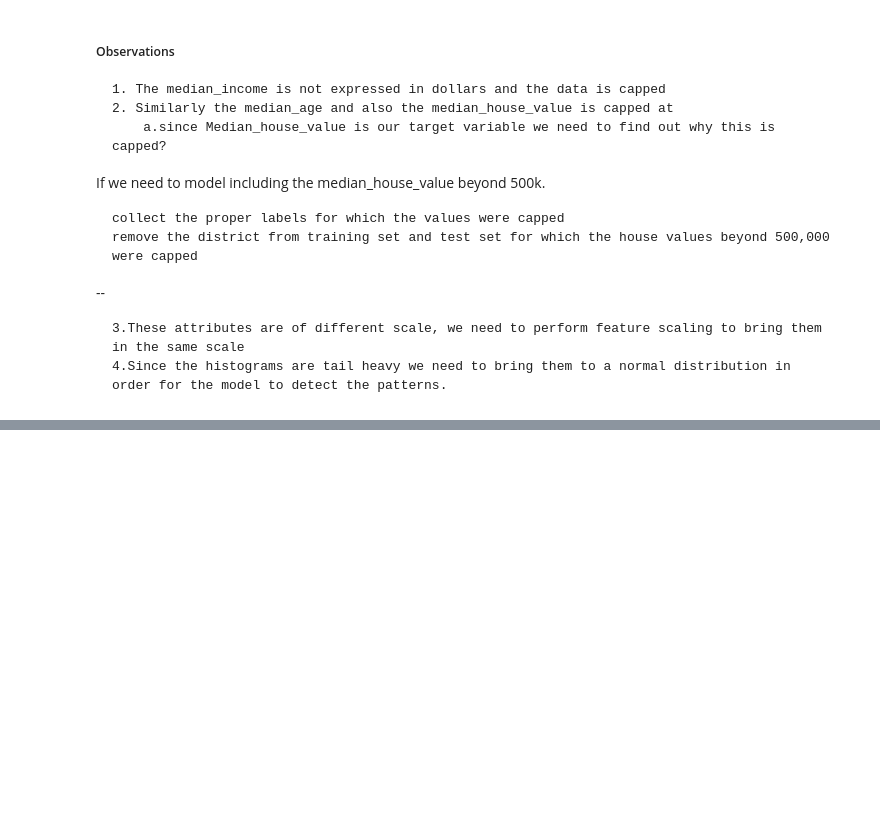
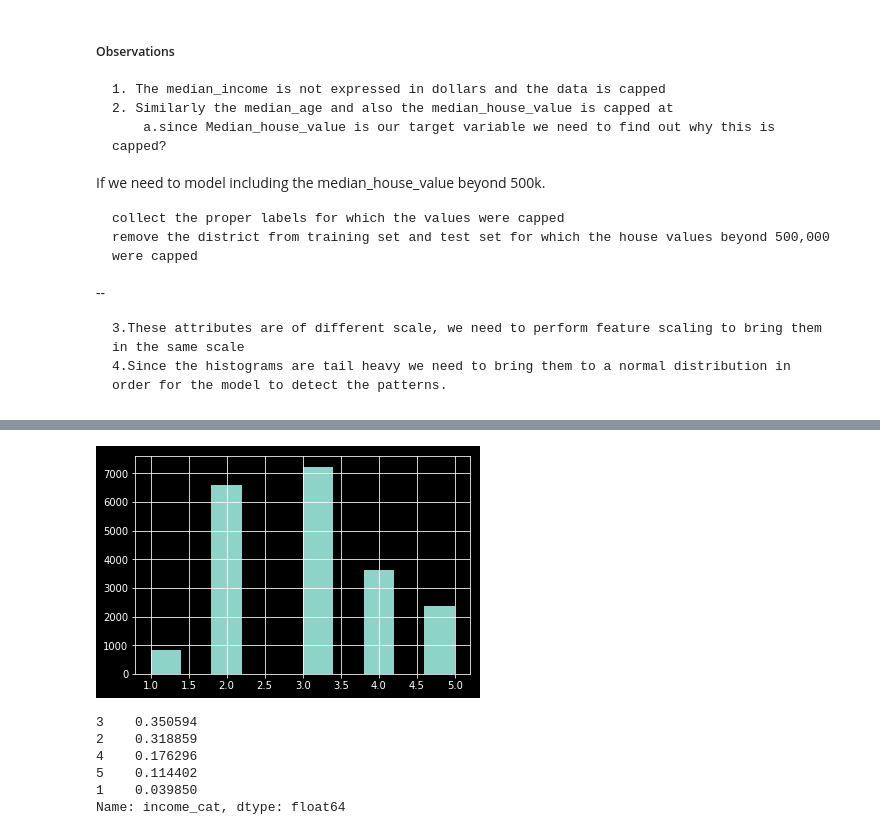
Before and after one commit to asbharath/MachineLearning, a Jupyter notebook: Machine Learning - End to End Project.ipynb, the cells around one changed output, grey strips where cells are left out. Saved outputs shown, nothing was run; the diff lists cells and outputs as text; code cells hidden in the pictures; blank space fills up the shorter version.

Commit message:
updating code for data exploration on the california house pricing data

```diff
--- a/Machine Learning - End to End Project.ipynb
+++ b/Machine Learning - End to End Project.ipynb
@@ -174,0 +184,11 @@ When we split the training set to test set, we shouldn't look at the test set da
+# %%
+# converting the continuous variable to a categorical variable
+# We use this information to get the stratified sampling.
+data['income_cat'] = pd.cut(data['median_income'],
+                     bins = [0.,1.5,3.0,4.5,6.,np.inf],
+                     labels = [1,2,3,4,5])
+# %%
+data['income_cat'].hist()
+plt.show()
+# %% [output]
+[figure, added]
@@ -174,0 +201,9 @@ When we split the training set to test set, we shouldn't look at the test set da
+# %%
+strain_set['income_cat'].value_counts() / len(strain_set)
+# %% [output]
+3    0.350594
+2    0.318859
+4    0.176296
+5    0.114402
+1    0.039850
+Name: income_cat, dtype: float64
```
Also changed, not shown: parts of 14 cells of this notebook.
